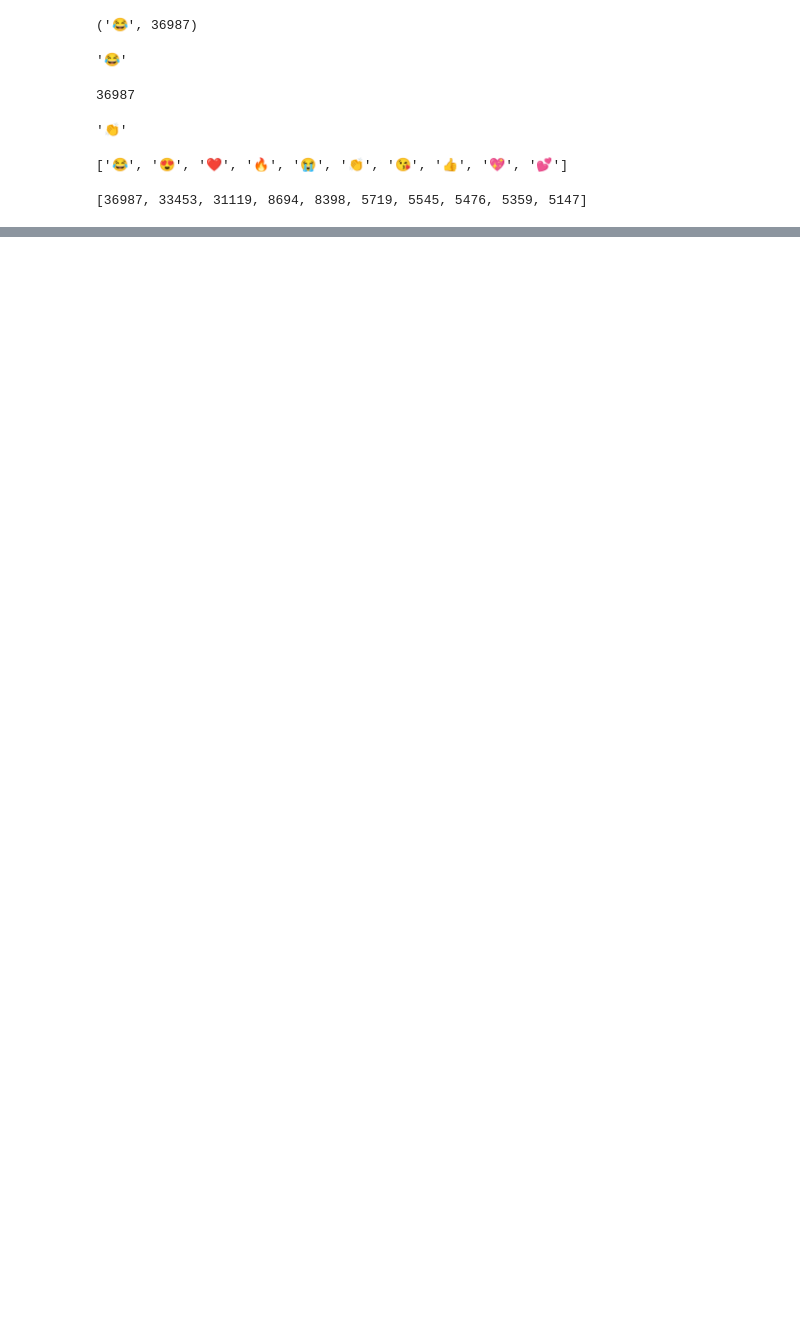
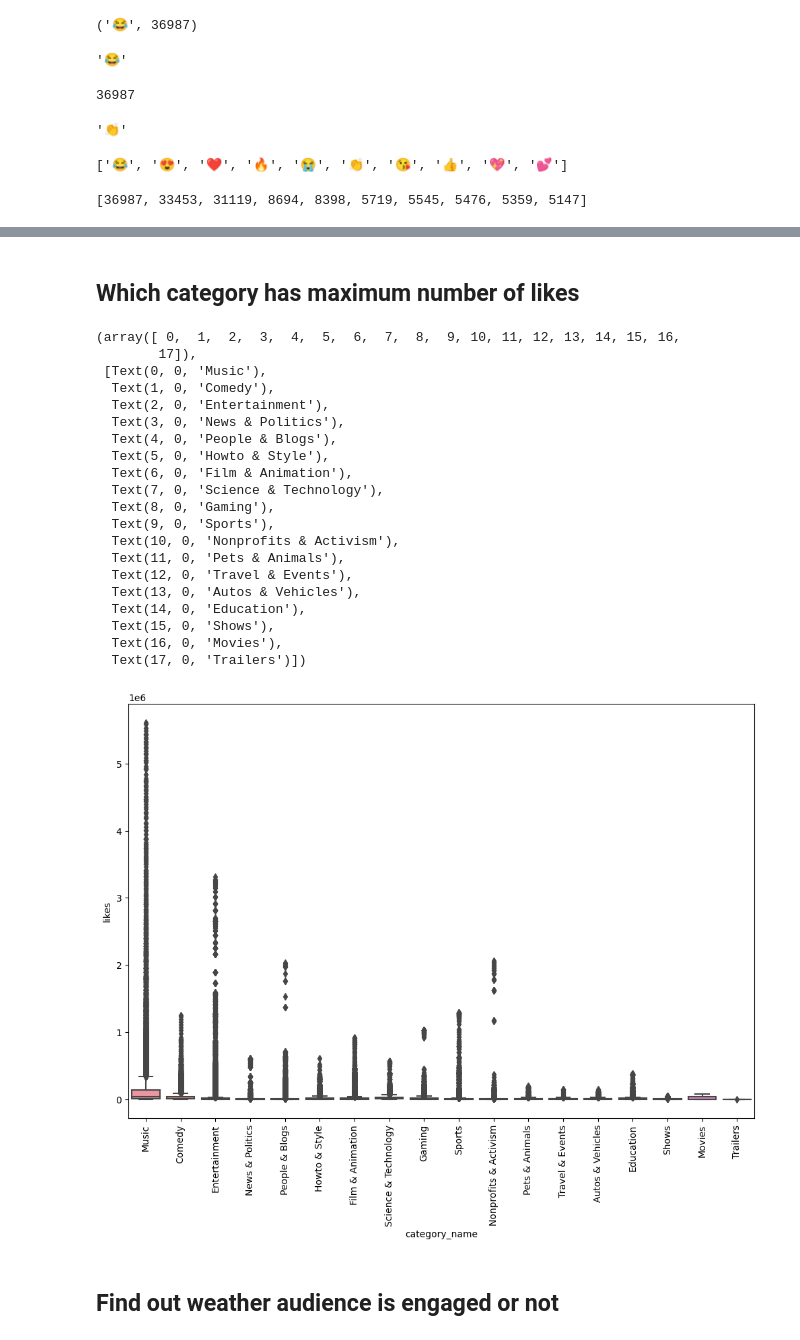
Before and after one commit to Satyam-Arya/Youtube_DataAnalysis, a Jupyter notebook: Youtube_analysis.ipynb, the cells around one changed output, grey strips where cells are left out. Drawn from its saved outputs; the diff is of its cells as text; code cells hidden in the pictures; blank space fills up the shorter version.

```diff
--- a/Youtube_analysis.ipynb
+++ b/Youtube_analysis.ipynb
@@ -391,0 +395,2 @@ full_df.shape
+# %%
+full_df = full_df.drop_duplicates()
@@ -391,0 +432,3 @@ full_df.shape
+# %%
+json_df = pd.read_json(r'additional_data/US_category_id.json')
+json_df
@@ -391,0 +491,5 @@ full_df.shape
+# %%
+cat_dict = {}
+
+for item in json_df['items'].values:
+    cat_dict[int(item['id'])] = item['snippet']['title']
@@ -391,0 +516,2 @@ full_df.shape
+# %%
+full_df['category_name'] = full_df['category_id'].map(cat_dict)
@@ -391,0 +527,30 @@ full_df.shape
+# %% [markdown]
+## Which category has maximum number of likes
+# %%
+plt.figure(figsize=(12,8))
+sns.boxplot(x='category_name', y='likes', data=full_df)
+plt.xticks(rotation = 'vertical')
+# %% [output]
+(array([ 0,  1,  2,  3,  4,  5,  6,  7,  8,  9, 10, 11, 12, 13, 14, 15, 16,
+        17]),
+ [Text(0, 0, 'Music'),
+  Text(1, 0, 'Comedy'),
+  Text(2, 0, 'Entertainment'),
+  Text(3, 0, 'News & Politics'),
+  Text(4, 0, 'People & Blogs'),
+  Text(5, 0, 'Howto & Style'),
+  Text(6, 0, 'Film & Animation'),
+  Text(7, 0, 'Science & Technology'),
+  Text(8, 0, 'Gaming'),
+  Text(9, 0, 'Sports'),
+  Text(10, 0, 'Nonprofits & Activism'),
+  Text(11, 0, 'Pets & Animals'),
+  Text(12, 0, 'Travel & Events'),
+  Text(13, 0, 'Autos & Vehicles'),
+  Text(14, 0, 'Education'),
+  Text(15, 0, 'Shows'),
+  Text(16, 0, 'Movies'),
+  Text(17, 0, 'Trailers')])
+[figure, added]
+# %% [markdown]
+## Find out weather audience is engaged or not
```
Also changed, not shown: parts of 36 cells of this notebook, 21 other files.
